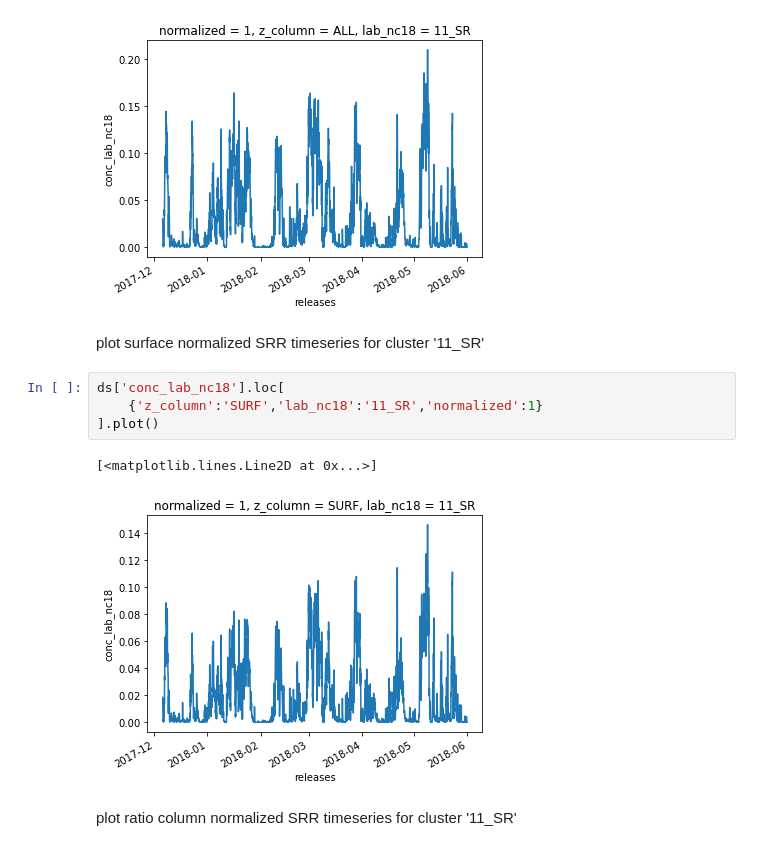
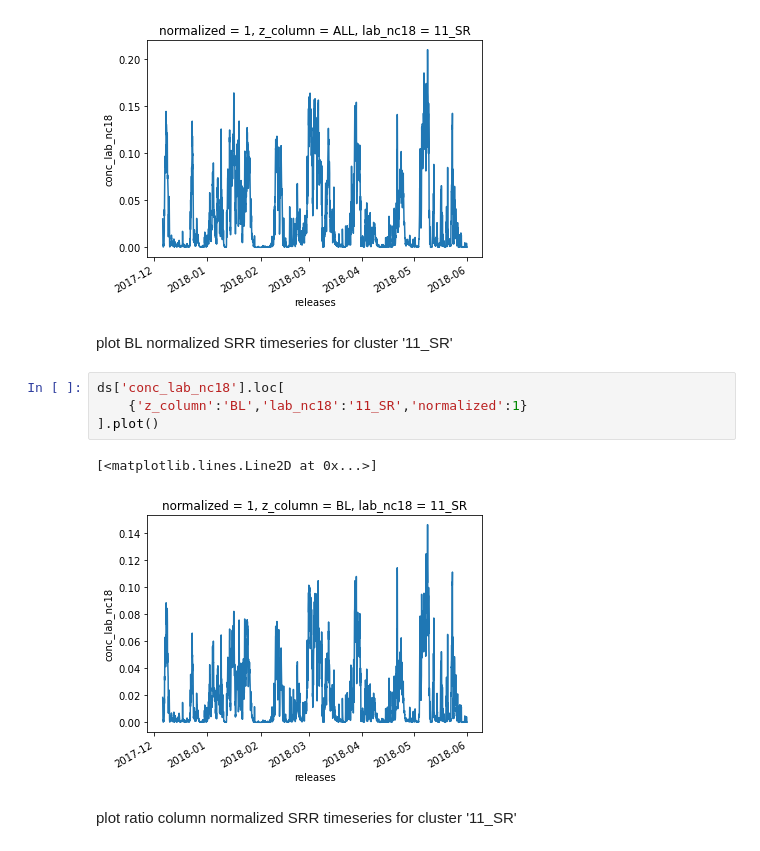
Before and after one commit to daliagachc/flexpart_management, a Jupyter notebook: flexpart_management/releases/v03/readme.ipynb, the cells around one changed output. Saved outputs shown, nothing was run; the diff lists cells and outputs as text.

```diff
--- a/flexpart_management/releases/v03/readme.ipynb
+++ b/flexpart_management/releases/v03/readme.ipynb
@@ -56,14 +56,14 @@ ds['conc_lab_nc18'].loc[
 [<matplotlib.lines.Line2D at 0x...>]
 [figure]
 # %% [markdown]
-plot surface normalized SRR timeseries for cluster '11_SR'
+plot BL normalized SRR timeseries for cluster '11_SR'
 # %%
 ds['conc_lab_nc18'].loc[
-    {'z_column':'SURF','lab_nc18':'11_SR','normalized':1}
+    {'z_column':'BL','lab_nc18':'11_SR','normalized':1}
 ].plot()
 # %% [output]
 [<matplotlib.lines.Line2D at 0x...>]
-[figure, old version]
+[figure, new version]
 # %% [markdown]
 plot ratio column normalized SRR timeseries for cluster '11_SR'
 # %%
```
Also changed, not shown: parts of 2 cells of this notebook, 9 other files.
